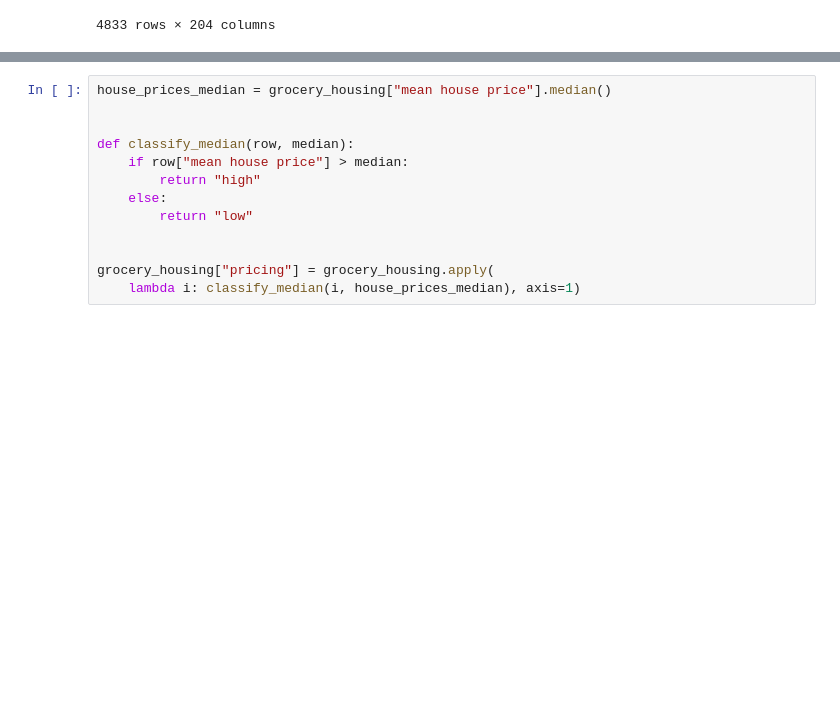
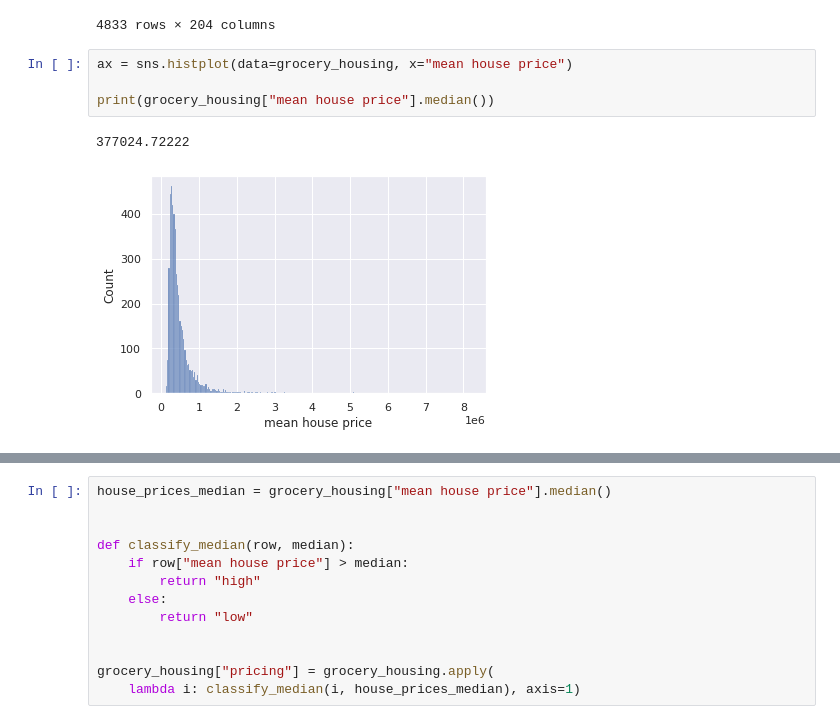
Before and after one commit to epfl-ada/ada-2020-project-milestone-p3-p3_caxaga, a Jupyter notebook: housing.ipynb, the cells around one changed output, grey strips where cells are left out. Cells and saved outputs as stored; diff of their text form; blank space fills up the shorter version.

Commit message:
predictive models for housing

```diff
--- a/housing.ipynb
+++ b/housing.ipynb
@@ -96,3 +105,10 @@ display(grocery_housing)
 | 4831 | E01033745 | 435.686457 | 40.0 | 182.0 | 350.0 | 500.0 | 1500.0 | ... |
 | 4832 | E01033746 | 405.313977 | 40.0 | 190.0 | 330.0 | 500.0 | 1300.0 | ... |
 4833 rows × 204 columns
+# %%
+ax = sns.histplot(data=grocery_housing, x="mean house price")
+
+print(grocery_housing["mean house price"].median())
+# %% [output]
+377024.72222
+[figure, added]
```
Also changed, not shown: parts of 15 cells of this notebook, 2 other files.
